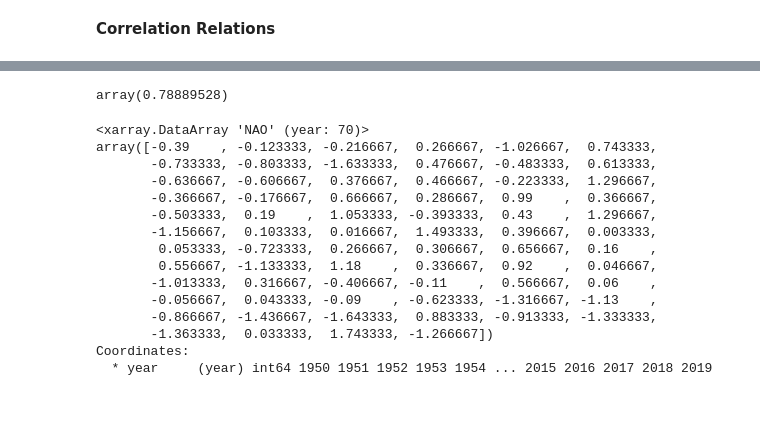
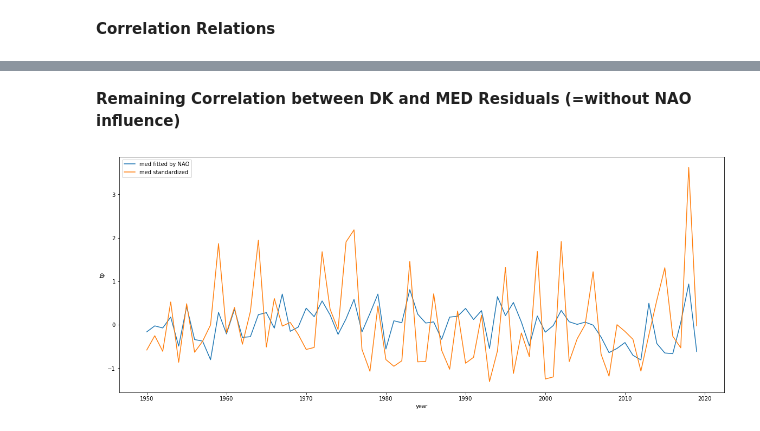
Before and after one commit to d3sp3r4t3Student/Statistical-Data-Analyses, a Jupyter notebook: demo_practical6.ipynb, the cells around one changed output, grey strips where cells are left out. Drawn from its saved outputs; the diff is of its cells as text; code cells hidden in the pictures.

```diff
--- a/demo_practical6.ipynb
+++ b/demo_practical6.ipynb
@@ -85,22 +86,20 @@ grid box mean precip MED correlated with NAO
-# %%
-med.NAO.std().values
-# %% [output]
-array(0.78889528)
-# %%
-dk.NAO
-# %% [output]
-<xarray.DataArray 'NAO' (year: 70)>
-array([-0.39    , -0.123333, -0.216667,  0.266667, -1.026667,  0.743333,
-       -0.733333, -0.803333, -1.633333,  0.476667, -0.483333,  0.613333,
-       -0.636667, -0.606667,  0.376667,  0.466667, -0.223333,  1.296667,
-       -0.366667, -0.176667,  0.666667,  0.286667,  0.99    ,  0.366667,
-       -0.503333,  0.19    ,  1.053333, -0.393333,  0.43    ,  1.296667,
-       -1.156667,  0.103333,  0.016667,  1.493333,  0.396667,  0.003333,
-        0.053333, -0.723333,  0.266667,  0.306667,  0.656667,  0.16    ,
-        0.556667, -1.133333,  1.18    ,  0.336667,  0.92    ,  0.046667,
-       -1.013333,  0.316667, -0.406667, -0.11    ,  0.566667,  0.06    ,
-       -0.056667,  0.043333, -0.09    , -0.623333, -1.316667, -1.13    ,
-       -0.866667, -1.436667, -1.643333,  0.883333, -0.913333, -1.333333,
-       -1.363333,  0.033333,  1.743333, -1.266667])
-Coordinates:
-  * year     (year) int64 1950 1951 1952 1953 1954 ... 2015 2016 2017 2018 2019
+# %% [markdown]
+**Remaining Correlation between DK and MED Residuals (=without NAO influence)**
+# %%
+#fitted = a + b * NAO
+#residual = original - fitted
+
+fit_paras_med = np.polyfit(data_jja.NAO, med_tp_gbmean_stdzd, 1)
+fit_paras_dk = np.polyfit(data_jja.NAO, dk_tp_gbmean_stdzd, 1)
+med_fit = fit_paras_med[1] + fit_paras_med[0]*data_jja.NAO
+dk_fit = fit_paras_dk[1] + fit_paras_dk[0]*data_jja.NAO
+# %%
+fig = plt.figure(figsize = (20,8))
+med_fit.plot(label = 'med fitted by NAO')
+med_tp_gbmean_stdzd.plot(label = 'med standardized')
+residual_med = med_tp_gbmean_stdzd - med_fit
+#residual_med.plot(label = 'residual of med - med fitted')
+plt.legend(loc = 0)
+plt.show()
+# %% [output]
+[figure, added]
```
Also changed, not shown: parts of 7 cells of this notebook, 1 other file.
